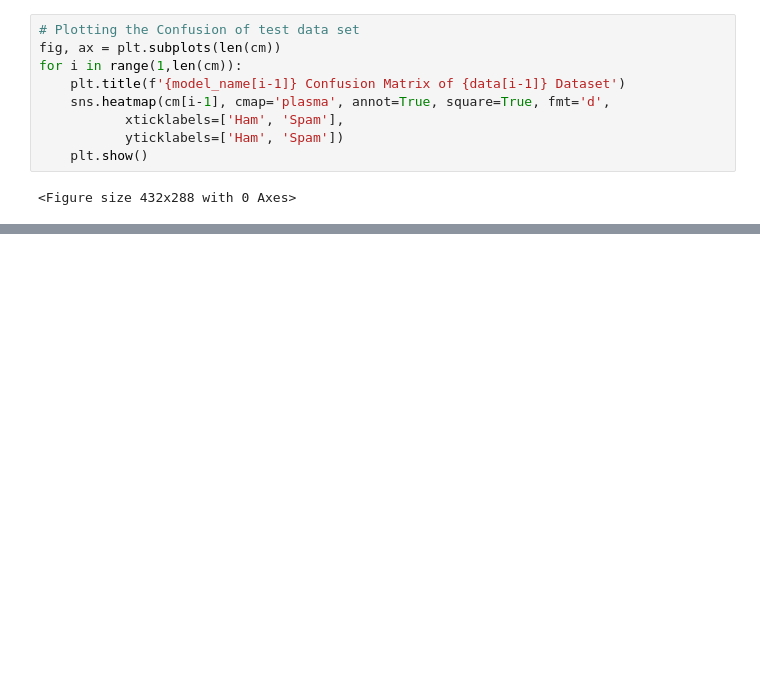
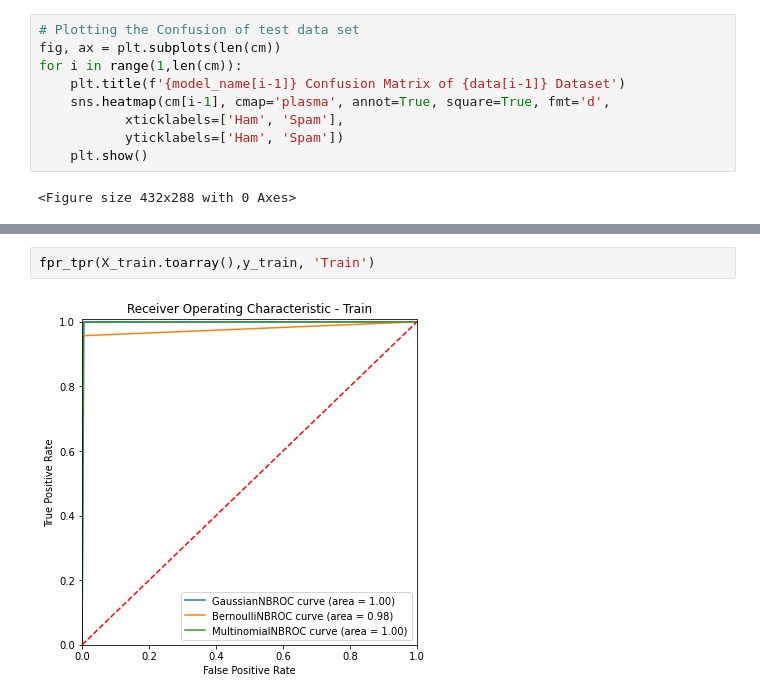
Before and after one commit to ashwinjohn3/Spam-Classifier, a Jupyter notebook: spam_classifier.ipynb, the cells around one changed output, grey strips where cells are left out. Drawn from its saved outputs; the diff is of its cells as text; blank space fills up the shorter version.

```diff
--- a/spam_classifier.ipynb
+++ b/spam_classifier.ipynb
@@ -289,0 +259,4 @@ plt.show()
+# %%
+fpr_tpr(X_train.toarray(),y_train, 'Train')
+# %% [output]
+[figure, added]
```
Also changed, not shown: parts of 8 cells of this notebook.
